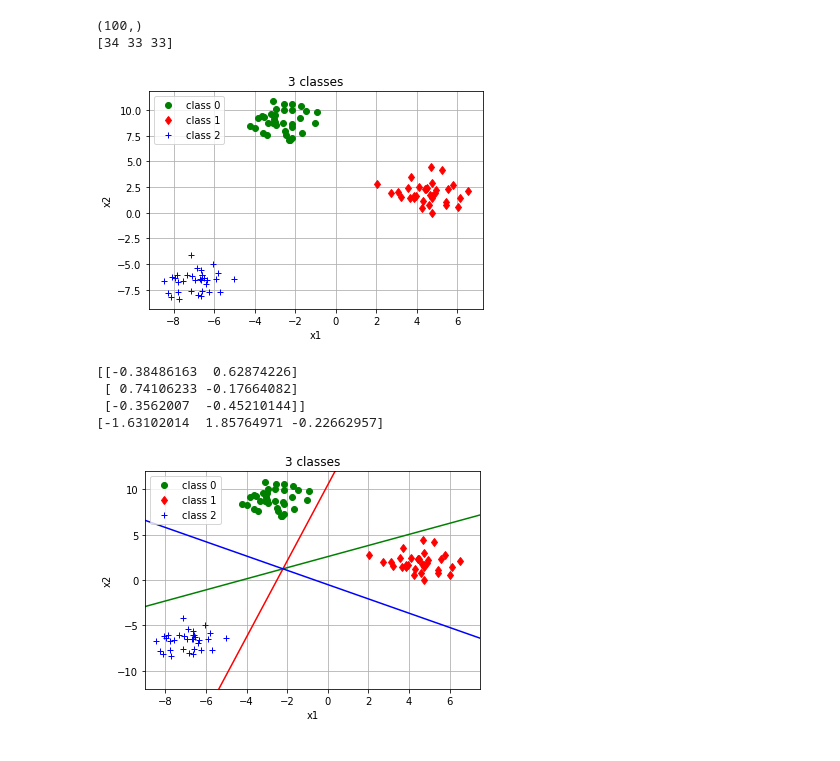
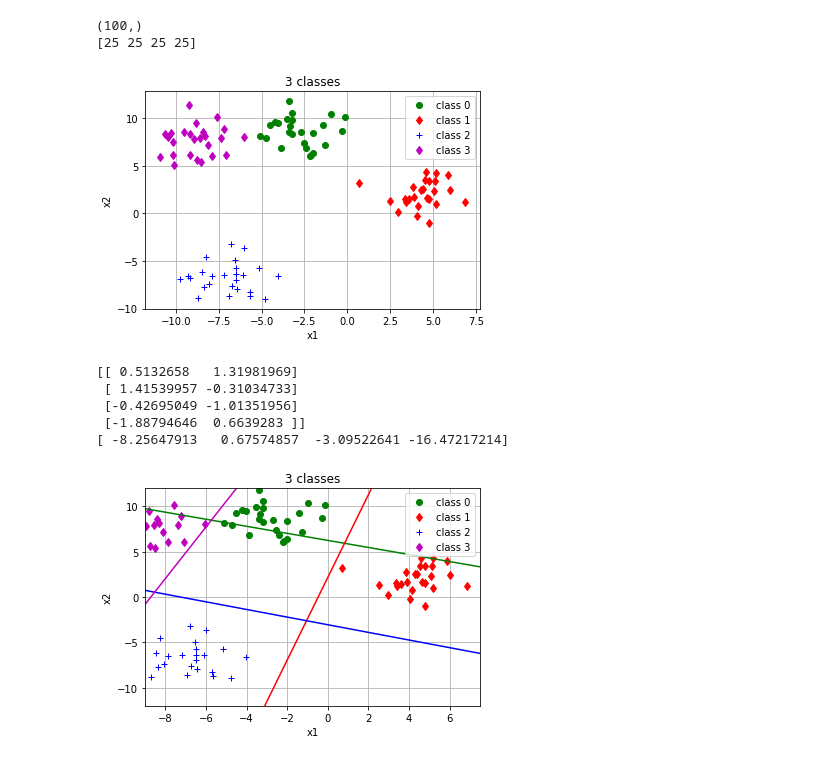
Before and after one commit to ibribr/ML, a Jupyter notebook: make_blobs_logistic_regression.ipynb, the cells around one changed output. Drawn from its saved outputs; the diff is of its cells as text; code cells hidden in the pictures.

```diff
--- a/make_blobs_logistic_regression.ipynb
+++ b/make_blobs_logistic_regression.ipynb
@@ -7,46 +7,52 @@ import matplotlib.pyplot as plt
 from sklearn.datasets import make_blobs
 from sklearn.linear_model import LogisticRegression
 # %%
-x, y = make_blobs(random_state=42)
+x, y = make_blobs(random_state=42,  centers=4, cluster_std=1.5)
 
 print(y.shape)
 print(np.bincount(y))
 
 plt.plot(x[y==0,0], x[y==0,1], 'go', label='class 0')
 plt.plot(x[y==1,0], x[y==1,1], 'rd', label='class 1')
 plt.plot(x[y==2,0], x[y==2,1], 'b+', label='class 2')
+plt.plot(x[y==3,0], x[y==3,1], 'md', label='class 3')
+
 
 plt.xlabel('x1')
 plt.ylabel('x2')
 plt.title('3 classes')
-plt.legend(loc='upper left')
+plt.legend(loc='upper right')
 plt.grid()
 plt.show()
 # %% [output]
 (100,)
-[34 33 33]
+[25 25 25 25]
-[figure, old version]
+[figure, new version]
 # %%
 # build a model
-model = LogisticRegression()
+model = LogisticRegression(max_iter = 100, multi_class='ovr')
 model.fit(x,y)
 y_pred = model.predict(x)
 
+#print(model.score(x, y))
+
 print(model.coef_)
 print(model.intercept_)
 # %% [output]
-[[-0.38486163  0.62874226]
- [ 0.74106233 -0.17664082]
- [-0.3562007  -0.45210144]]
-[-1.63102014  1.85764971 -0.22662957]
+[[ 0.5132658   1.31981969]
+ [ 1.41539957 -0.31034733]
+ [-0.42695049 -1.01351956]
+ [-1.88794646  0.6639283 ]]
+[ -8.25647913   0.67574857  -3.09522641 -16.47217214]
 # %%
 # plot decision lines
 plt.plot(x[y==0,0], x[y==0,1], 'go', label='class 0')
 plt.plot(x[y==1,0], x[y==1,1], 'rd', label='class 1')
 plt.plot(x[y==2,0], x[y==2,1], 'b+', label='class 2')
+plt.plot(x[y==3,0], x[y==3,1], 'md', label='class 3')
 
 x1 = np.linspace(-10, 10)
-color = ['g-','r-','b-']
+color = ['g-','r-','b-', 'm-']
 
 for coef, intercept, color in zip(model.coef_, model.intercept_, color):
   x2 = -(coef[0]*x1+intercept)/coef[1]
@@ -55,10 +61,10 @@ for coef, intercept, color in zip(model.coef_, model.intercept_, color):
 plt.xlabel('x1')
 plt.ylabel('x2')
 plt.title('3 classes')
-plt.legend(loc='upper left')
+plt.legend(loc='upper right')
 plt.ylim([-12.0, 12.0])
 plt.xlim([-9.0, 7.5])
 plt.grid()
 plt.show()
 # %% [output]
-[figure, old version]
+[figure, new version]
```
